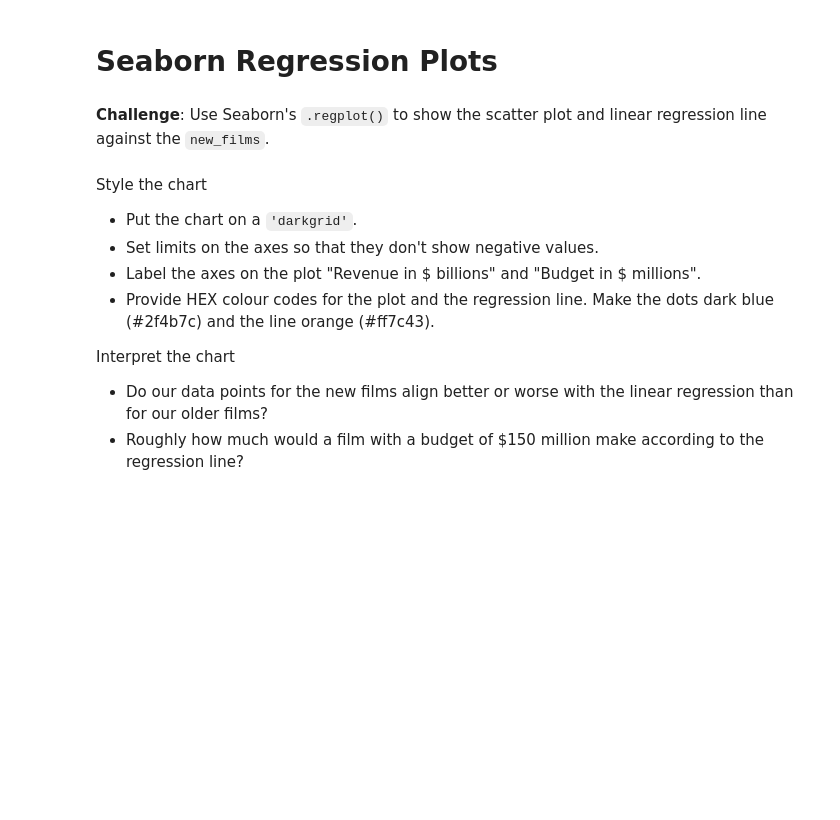
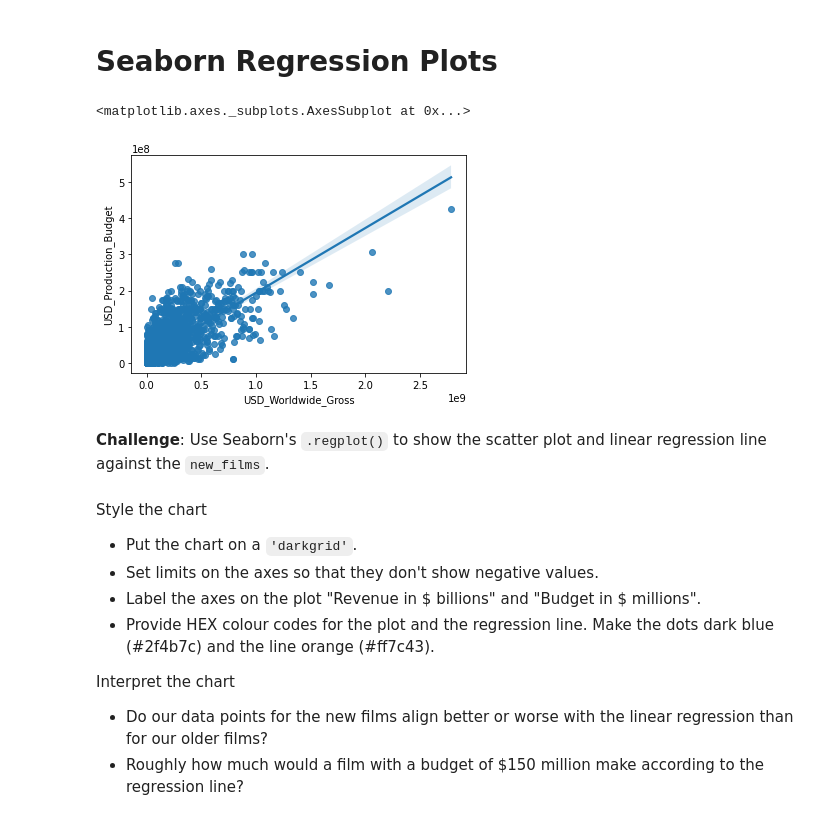
Before and after one commit to HKubinhetz/DS-Seaborn-and-Linear-Regression, a Jupyter notebook: Seaborn_and_Linear_Regression.ipynb, the cells around one changed output. Cells and saved outputs as stored; diff of their text form; code cells hidden in the pictures; blank space fills up the shorter version.

```diff
--- a/Seaborn_and_Linear_Regression.ipynb
+++ b/Seaborn_and_Linear_Regression.ipynb
@@ -481,6 +476,11 @@ print(f"The most expensive movie made before the 70s was {top_old_film_name} wit
 The most expensive movie made before the 70s was Cleopatra with a budget of 42000000 USD!
 # %% [markdown]
 # Seaborn Regression Plots
+# %%
+sns.regplot(data=new_films, x=new_films['USD_Worldwide_Gross'], y=new_films['USD_Production_Budget'])
+# %% [output]
+<matplotlib.axes._subplots.AxesSubplot at 0x...>
+[figure, added]
 # %% [markdown]
 **Challenge**: Use Seaborn's `.regplot()` to show the scatter plot and linear regression line against the `new_films`.
 <br>
```
Also changed, not shown: parts of 5 cells of this notebook.
